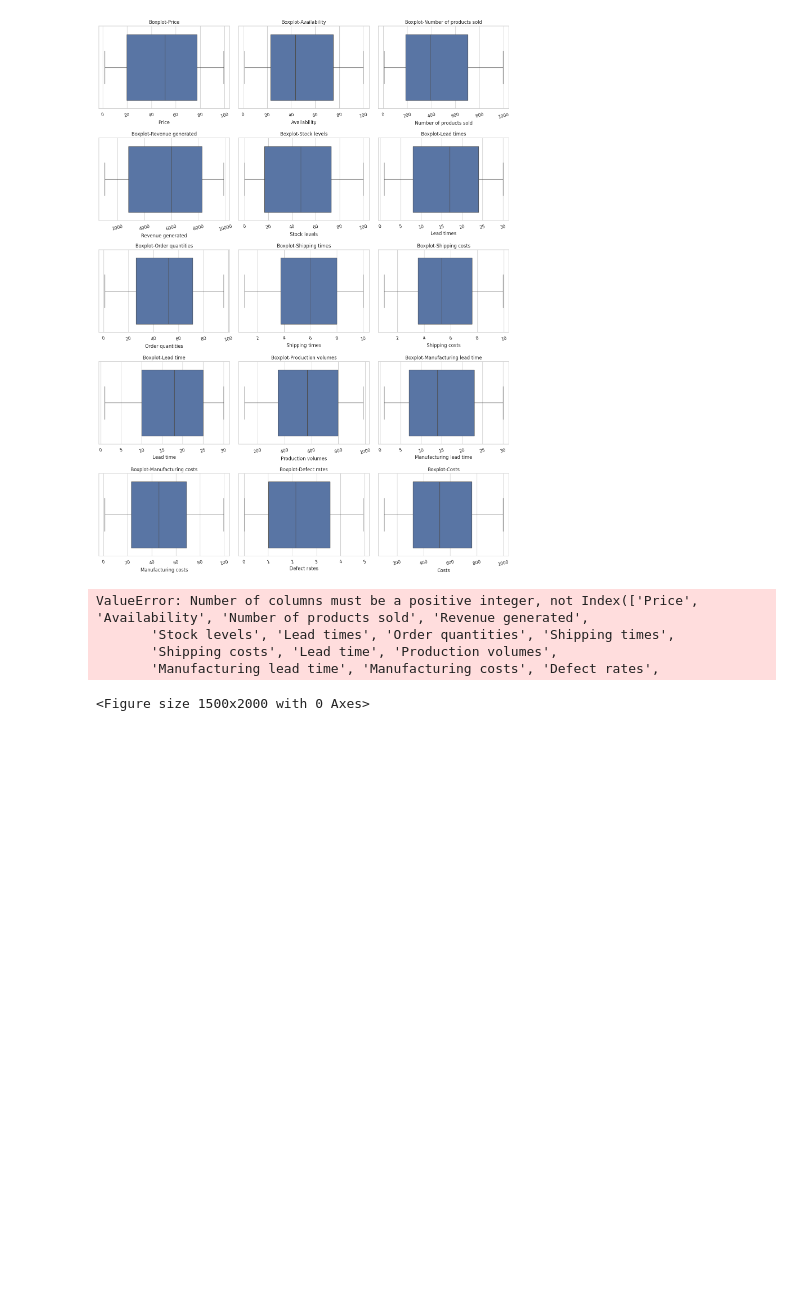
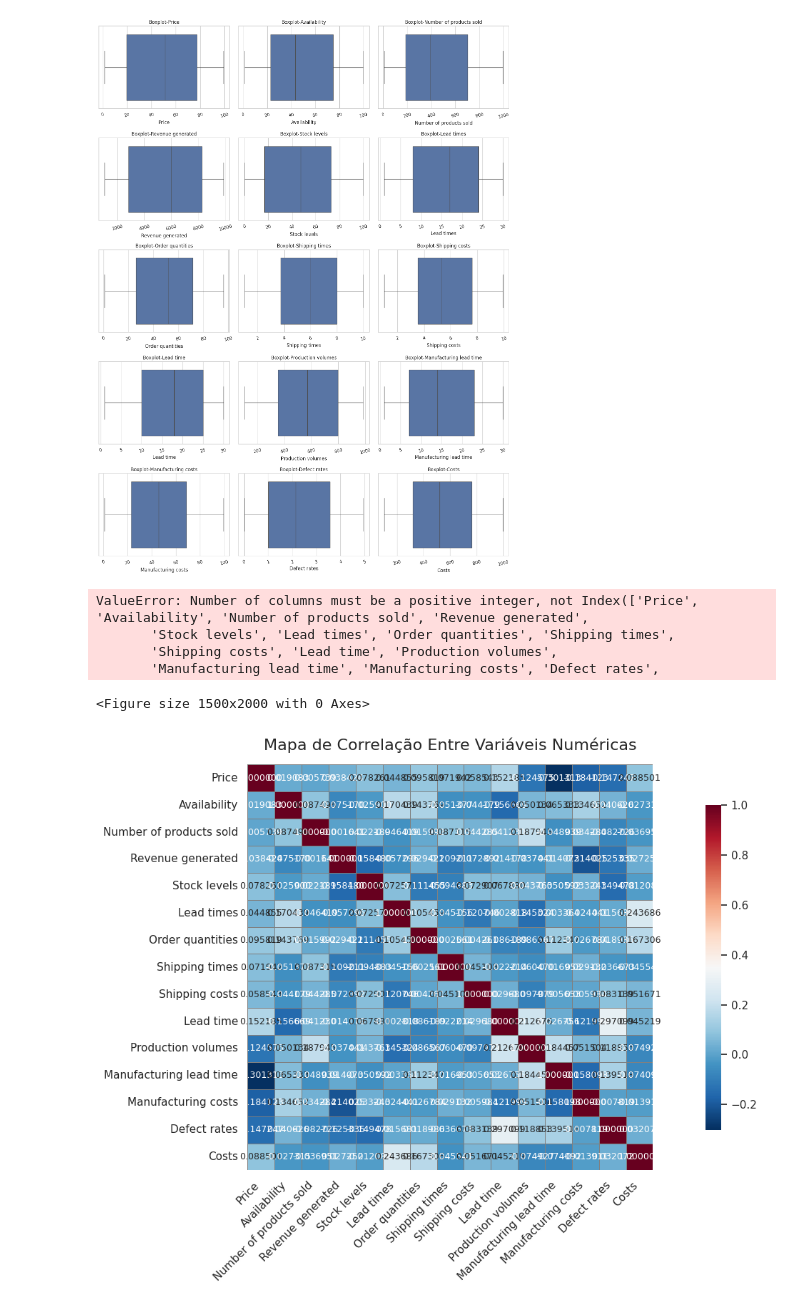
Before and after one commit to Lailson001/-An-lise-Explorat-rio-Completa-Cadeia-de-Suprimentos-Moda-Beleza, a Jupyter notebook: Análise.ipynb, the cells around one changed output. Drawn from its saved outputs; the diff is of its cells as text; code cells hidden in the pictures; blank space fills up the shorter version.

```diff
--- a/Análise.ipynb
+++ b/Análise.ipynb
@@ -298,0 +294,25 @@ fig_width = max(10,len(num_cols))
+# %%
+#iniciando uma vizualização De Correlação
+corr = df[num_cols].corr()
+
+fig_width = max(10,len(num_cols))
+fig_height= max(8,len(num_cols)*0.5)
+
+plt.figure(figsize=(fig_width,fig_height))
+
+sns.heatmap(corr,
+            annot=True,
+            fmt='2f',
+            cmap='RdBu_r',
+            linewidths=0.5, # Corrected typo from linewindths to linewidths
+            linecolor='gray',
+            square=True,
+            cbar_kws={'shrink':0.8},
+            annot_kws={"size":9})
+plt.title('Mapa de Correlação Entre Variáveis Numéricas', fontsize=16,pad=15)
+plt.xticks(rotation=45,ha='right')
+plt.yticks(rotation=0)
+plt.tight_layout()
+plt.show()
+# %% [output]
+[figure, added]
```
Also changed, not shown: parts of 2 cells of this notebook.
